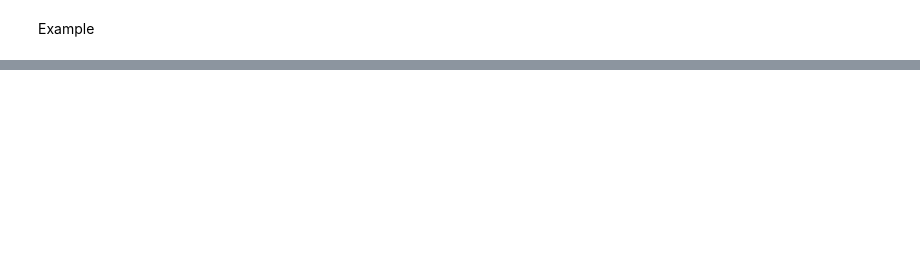
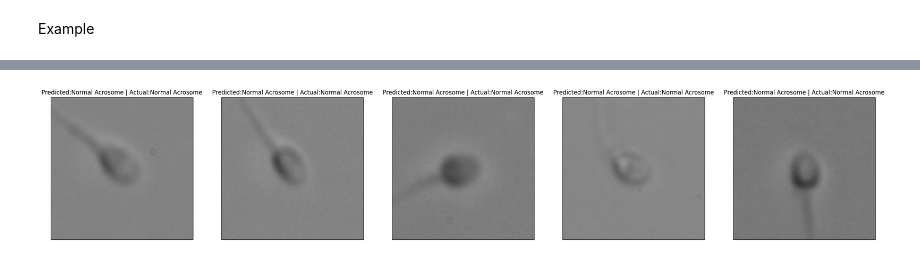
Before and after one commit to amirezzati/sperm-abnormality-detection-using-maml, a Jupyter notebook: Meta-Learning.ipynb, the cells around one changed output, grey strips where cells are left out. Cells and saved outputs as stored; diff of their text form; code cells hidden in the pictures; blank space fills up the shorter version.

```diff
--- a/Meta-Learning.ipynb
+++ b/Meta-Learning.ipynb
@@ -69,0 +187,19 @@ print(y_acrosome_train[30])
+# %%
+class VGGBinaryClassification(nn.Module):
+    def __init__(self):
+        super().__init__()
+
+        self.model = torchvision.models.vgg16(pretrained=True)
+        self.model.classifier[6] = nn.Linear(4096, 2)
+
+        unfreeze = ['classifier']
+        for layer_name, layer in self.model.named_parameters():
+            for name in unfreeze:
+                if name in layer_name:
+                    layer.requires_grad = True
+                    break
+                else:
+                    layer.requires_grad = False
+
+    def forward(self, x):
+        return self.model(x)
@@ -69,0 +400,25 @@ print(y_acrosome_train[30])
+# %%
+idx_to_labels = {0: "Normal Acrosome", 1: "Abnormal Acrosome"}
+N=5
+random_indices = np.random.randint(0, len(testset)-1, N)
+random_samples = [testset[i] for i in random_indices]
+
+fig, axs = plt.subplots(ncols=5, nrows=1, figsize=(30,30))
+
+for i in range(N):
+    sample = random_samples[i]
+    image, label = sample
+    # label = int(label
+    category = idx_to_labels[label.item()]
+
+    input_image = image.unsqueeze(0).to(device)
+    model_output = model(input_image)
+    prediction = torch.argmax(torch.softmax(model_output, -1)).item()
+    predicted_category = idx_to_labels[prediction]
+
+    axs[i].imshow(image.type(torch.int32).permute(1, 2, 0))
+    axs[i].set(xticks=[], yticks=[], xticklabels=[], yticklabels=[])
+    axs[i].set_title(f'Predicted:{predicted_category} | Actual:{category}')
+plt.show()
+# %% [output]
+[figure, added]
```
Also changed, not shown: parts of 18 cells of this notebook.
